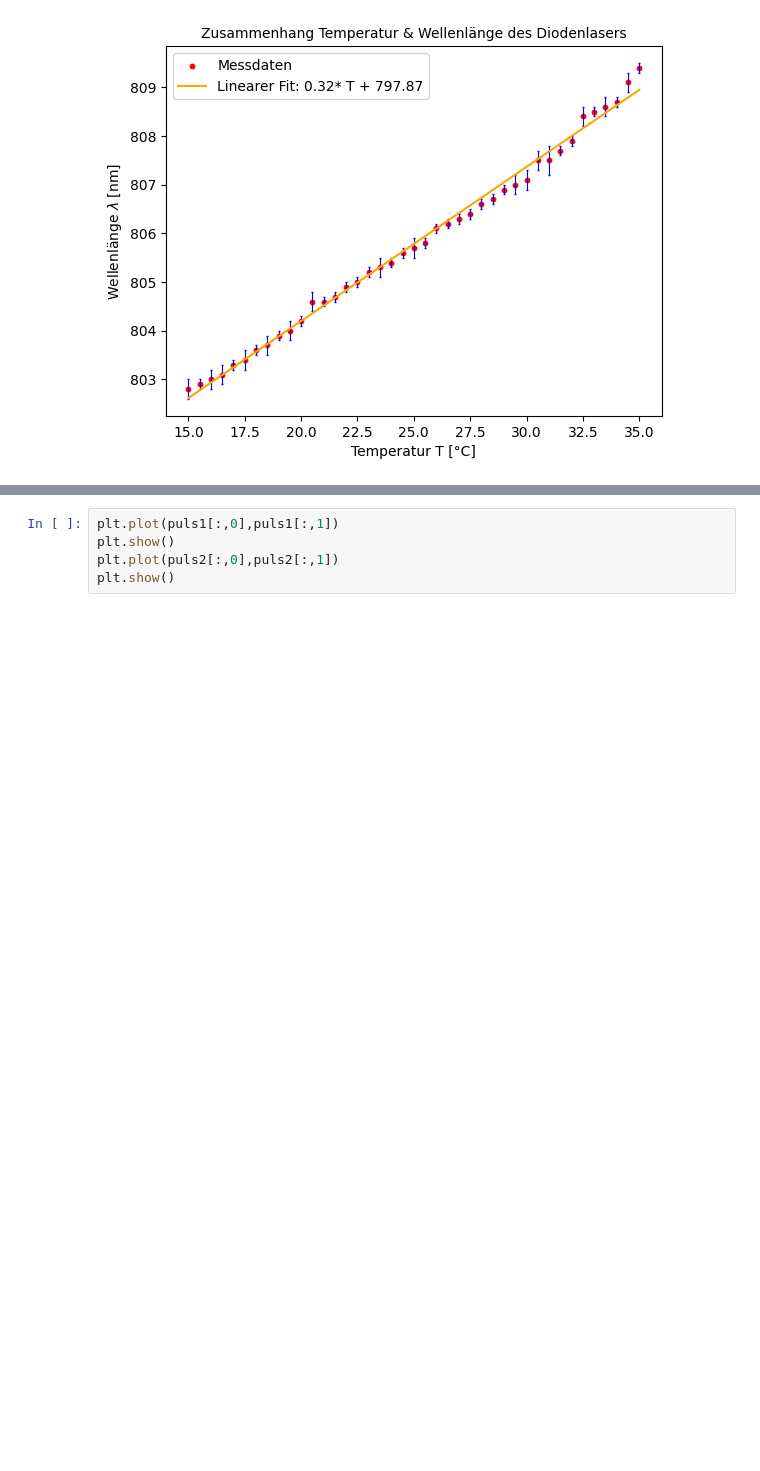
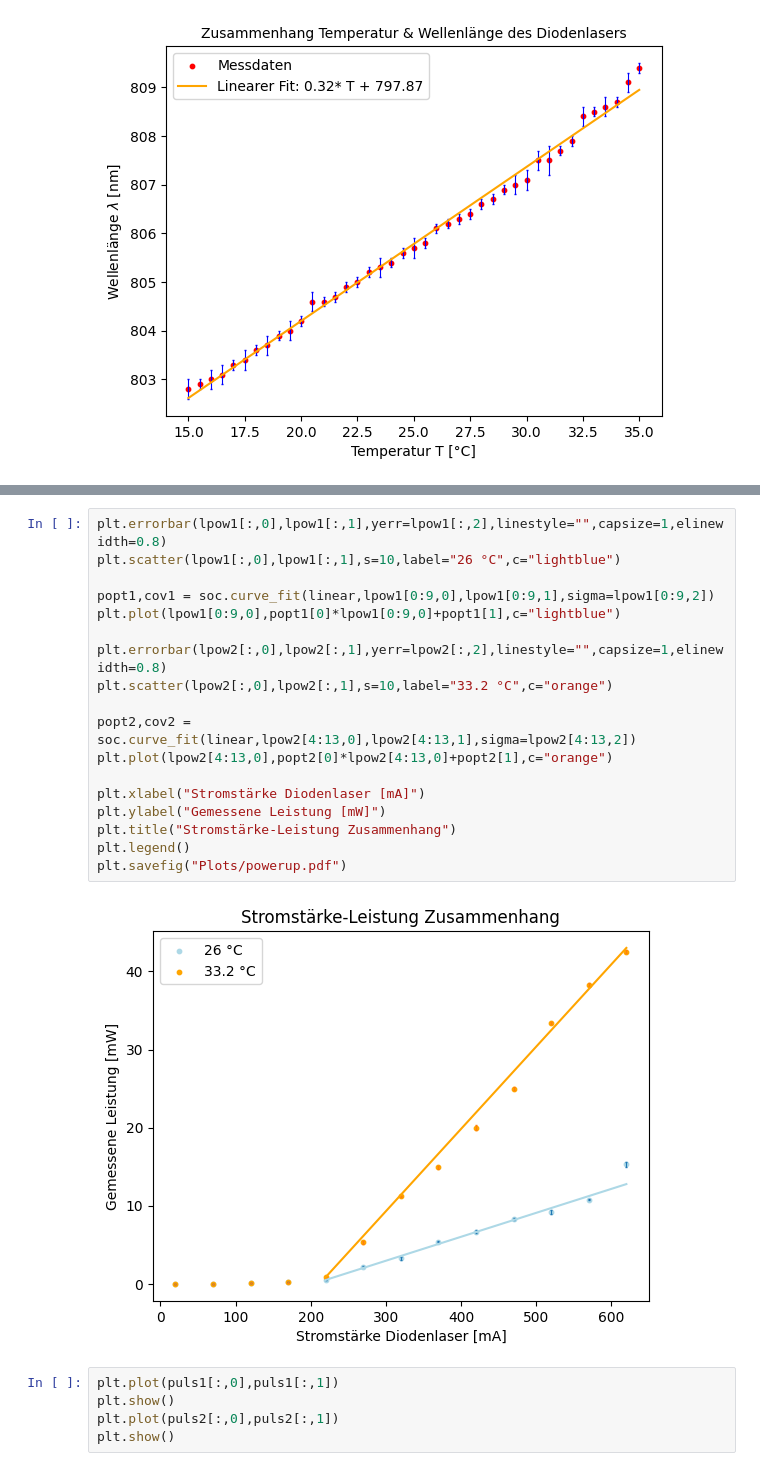
Before and after one commit to CaptainNikon/O2_Nd-YAG_Laser, a Jupyter notebook: Auswertung.ipynb, the cells around one changed output, grey strips where cells are left out. Drawn from its saved outputs; the diff is of its cells as text; blank space fills up the shorter version.

```diff
--- a/Auswertung.ipynb
+++ b/Auswertung.ipynb
@@ -42,3 +61,23 @@ plt.savefig("Plots/Temperatur_Wellenlänge_Diode.pdf")
+# %%
+plt.errorbar(lpow1[:,0],lpow1[:,1],yerr=lpow1[:,2],linestyle="",capsize=1,elinewidth=0.8)
+plt.scatter(lpow1[:,0],lpow1[:,1],s=10,label="26 °C",c="lightblue")
+
+popt1,cov1 = soc.curve_fit(linear,lpow1[0:9,0],lpow1[0:9,1],sigma=lpow1[0:9,2])
+plt.plot(lpow1[0:9,0],popt1[0]*lpow1[0:9,0]+popt1[1],c="lightblue")
+
+plt.errorbar(lpow2[:,0],lpow2[:,1],yerr=lpow2[:,2],linestyle="",capsize=1,elinewidth=0.8)
+plt.scatter(lpow2[:,0],lpow2[:,1],s=10,label="33.2 °C",c="orange")
+
+popt2,cov2 = soc.curve_fit(linear,lpow2[4:13,0],lpow2[4:13,1],sigma=lpow2[4:13,2])
+plt.plot(lpow2[4:13,0],popt2[0]*lpow2[4:13,0]+popt2[1],c="orange")
+
+plt.xlabel("Stromstärke Diodenlaser [mA]")
+plt.ylabel("Gemessene Leistung [mW]")
+plt.title("Stromstärke-Leistung Zusammenhang")
+plt.legend()
+plt.savefig("Plots/powerup.pdf")
+# %% [output]
+[figure, added]
 # %%
 plt.plot(puls1[:,0],puls1[:,1])
 plt.show()
```
Also changed, not shown: parts of 2 cells of this notebook, 8 other files.
